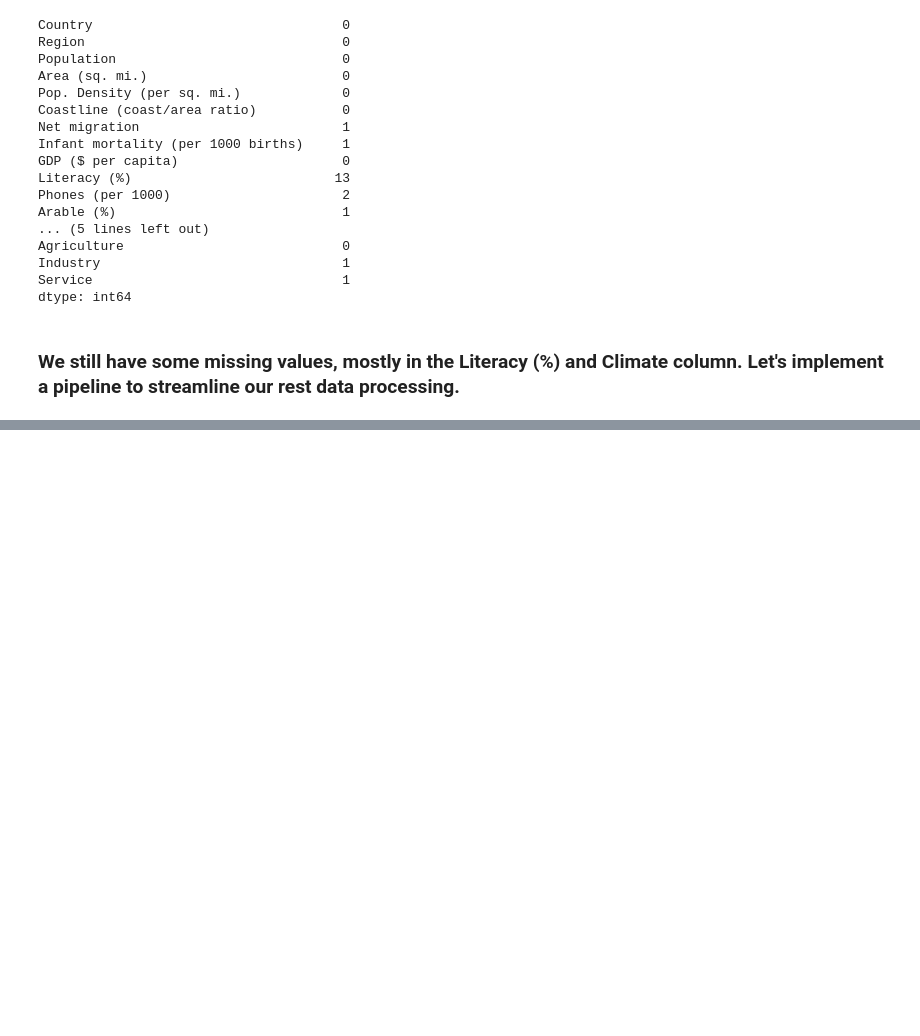
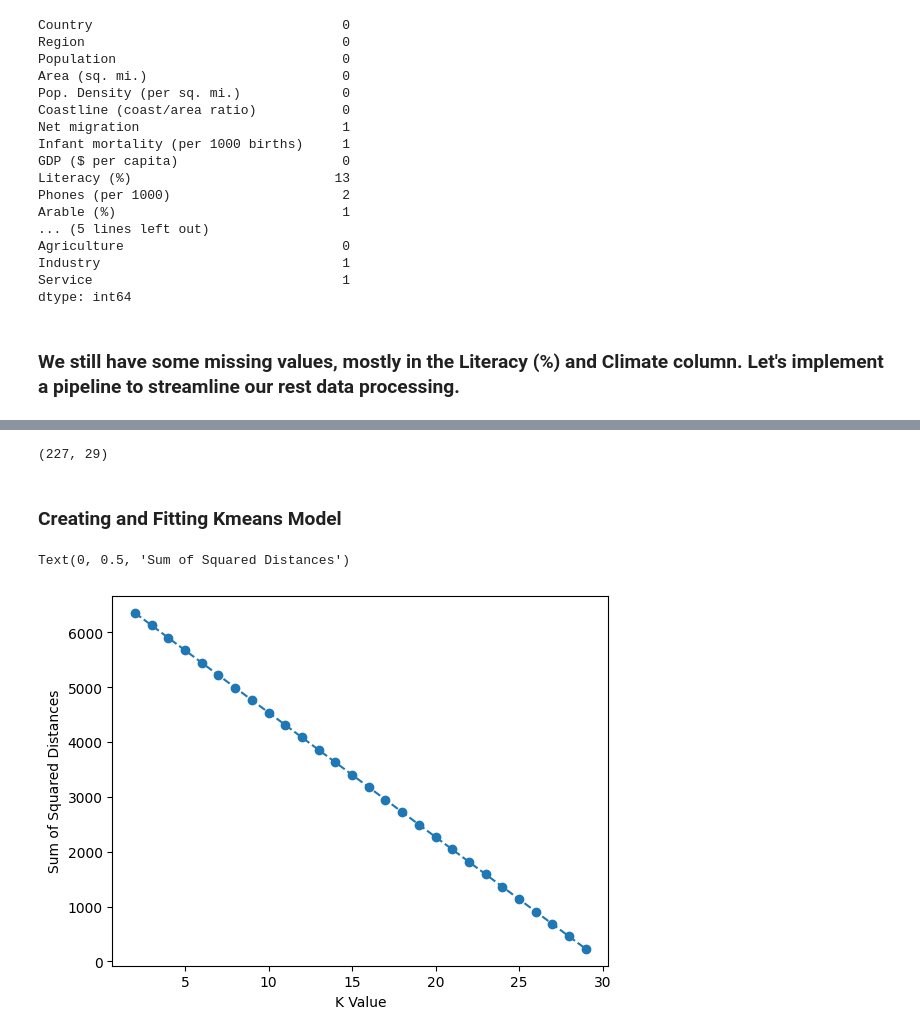
Before and after one commit to FahimS45/ML_projects, a Jupyter notebook: Exploring CIA Data through K-Means Analysis/Exploring CIA Data through K-Means Analysis.ipynb, the cells around one changed output, grey strips where cells are left out. Drawn from its saved outputs; the diff is of its cells as text; code cells hidden in the pictures; blank space fills up the shorter version.

```diff
--- a/Exploring CIA Data through K-Means Analysis/Exploring CIA Data through K-Means Analysis.ipynb
+++ b/Exploring CIA Data through K-Means Analysis/Exploring CIA Data through K-Means Analysis.ipynb
@@ -298,4 +313,20 @@ Column Index 19: Service - Null Count: 1
 # %%
 trf1 = ColumnTransformer([
-    ('impute_',SimpleImputer(strategy='mean'),[6, 7, 9, 10, 11, 12, 13, 14, 15, 16, 18, 19])
-],remainder='passthrough')
+    ('impute_', SimpleImputer(strategy='mean'), [5, 6, 8, 9, 10, 11, 12, 13, 14, 15, 17, 18])
+], remainder='passthrough')
+
+trf2 = ColumnTransformer([
+    ('Region_ohe', OneHotEncoder(drop='first', sparse=False, handle_unknown='ignore'), [0])
+], remainder='passthrough')
+
+trf3 = ColumnTransformer([
+    ('scaler', StandardScaler(), slice(0, 29))  # Include all columns up to 29
+])
+# %%
+pipe = Pipeline([
+    ('trf1', trf1),
+    ('trf2', trf2),
+    ('trf3', trf3)
+])
+
+pipe
@@ -301,0 +349,24 @@ trf1 = ColumnTransformer([
+# %%
+X_arr = pipe.fit_transform(X)
+X_arr.shape
+# %% [output]
+(227, 29)
+# %% [markdown]
+### Creating and Fitting Kmeans Model
+# %%
+ssd = [] #sum of squared distances, also called distortion
+
+for k in range(2,30):
+    model = KMeans(n_clusters=k)
+
+    model.fit(X_arr)
+
+    ssd.append(model.inertia_)
+# %%
+plt.plot(range(2,30),ssd,'o--')
+
+plt.xlabel("K Value")
+plt.ylabel("Sum of Squared Distances")
+# %% [output]
+Text(0, 0.5, 'Sum of Squared Distances')
+[figure, added]
```
Also changed, not shown: parts of 8 cells of this notebook.
